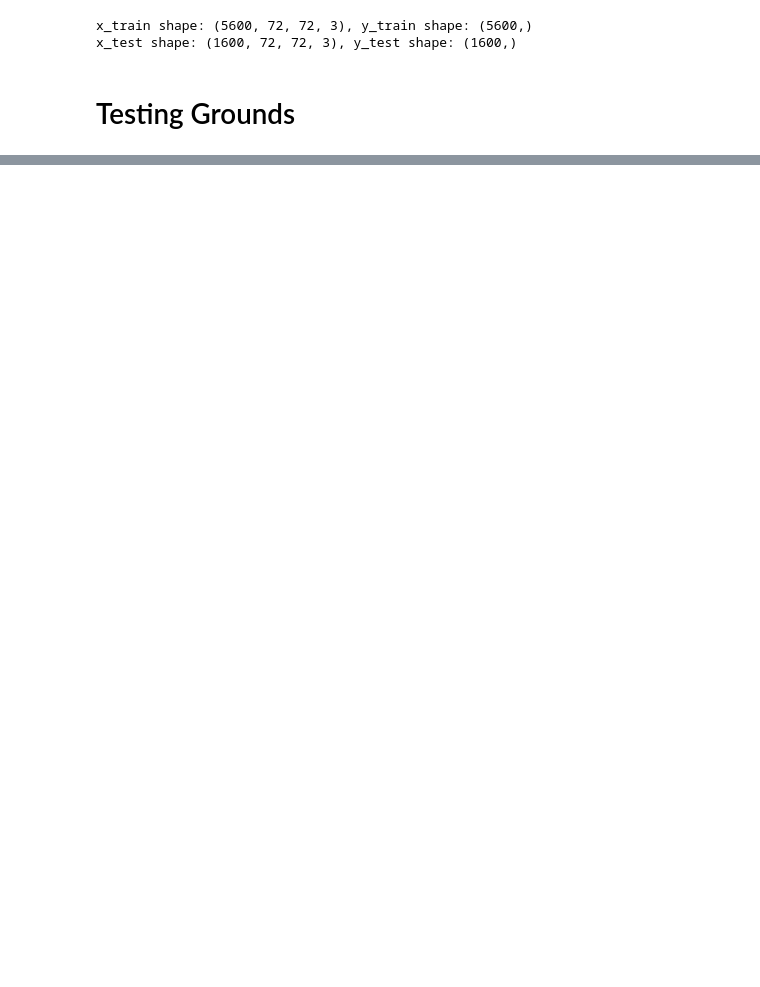
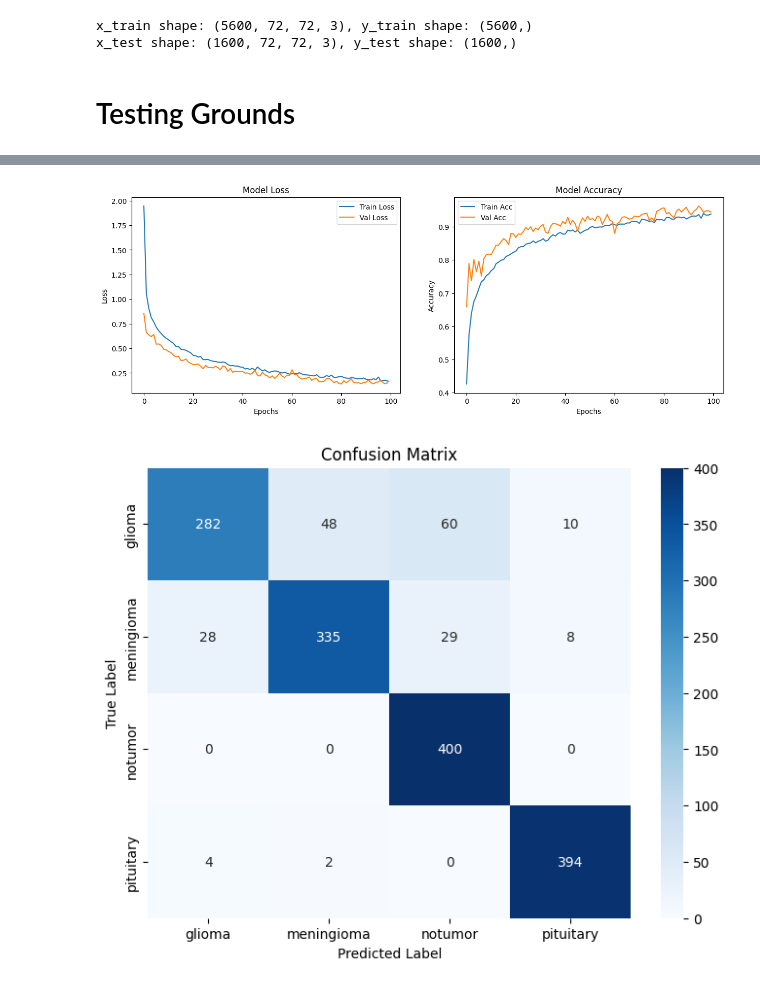
Before and after one commit to ShannonH98/PyTorch_Practice_Projects, a Jupyter notebook: MRI_Project.ipynb, the cells around one changed output, grey strips where cells are left out. Drawn from its saved outputs; the diff is of its cells as text; code cells hidden in the pictures; blank space fills up the shorter version.

```diff
--- a/MRI_Project.ipynb
+++ b/MRI_Project.ipynb
@@ -2055,0 +2056,74 @@ Epoch 86/100
+# %%
+import numpy as np
+import matplotlib.pyplot as plt
+import seaborn as sns
+from sklearn.metrics import confusion_matrix, roc_curve, auc
+from sklearn.preprocessing import label_binarize
+
+# 1. Get Predictions
+# We use softmax because the model output is 'from_logits=True'
+val_predictions = tf.nn.softmax(model_m5.predict(x_test)).numpy()
+y_pred_classes = np.argmax(val_predictions, axis=1)
+y_true = y_test.numpy()
+
+# 2. Plot Loss and Accuracy
+def plot_training_results(history):
+    fig, (ax1, ax2) = plt.subplots(1, 2, figsize=(15, 5))
+
+    # Loss
+    ax1.plot(history.history['loss'], label='Train Loss')
+    ax1.plot(history.history['val_loss'], label='Val Loss')
+    ax1.set_title('Model Loss')
+    ax1.set_xlabel('Epochs')
+    ax1.set_ylabel('Loss')
+    ax1.legend()
+
+    # Accuracy
+    ax2.plot(history.history['accuracy'], label='Train Acc')
+    ax2.plot(history.history['val_accuracy'], label='Val Acc')
+    ax2.set_title('Model Accuracy')
+    ax2.set_xlabel('Epochs')
+    ax2.set_ylabel('Accuracy')
+    ax2.legend()
+    plt.show()
+
+# 3. Confusion Matrix
+def plot_confusion_matrix(y_true, y_pred, classes):
+    cm = confusion_matrix(y_true, y_pred)
+    plt.figure(figsize=(8, 6))
+    sns.heatmap(cm, annot=True, fmt='d', cmap='Blues',
+                xticklabels=classes, yticklabels=classes)
+    plt.title('Confusion Matrix')
+    plt.ylabel('True Label')
+    plt.xlabel('Predicted Label')
+    plt.show()
+
+# 4. ROC Curve (One-vs-Rest for 4 classes)
+def plot_roc_curve(y_true, y_pred_probs, n_classes):
+    # Binarize labels for multi-class ROC
+    y_true_bin = label_binarize(y_true, classes=range(n_classes))
+
+    fpr = dict()
+    tpr = dict()
+    roc_auc = dict()
+
+    for i in range(n_classes):
+        fpr[i], tpr[i], _ = roc_curve(y_true_bin[:, i], y_pred_probs[:, i])
+        roc_auc[i] = auc(fpr[i], tpr[i])
+
+    plt.figure(figsize=(8, 6))
+    for i in range(n_classes):
+        plt.plot(fpr[i], tpr[i], label=f'Class {all_labels[i]} (AUC = {roc_auc[i]:.2f})')
+
+    plt.plot([0, 1], [0, 1], 'k--')
+    plt.title('Multi-class ROC Curve')
+    plt.xlabel('False Positive Rate')
+    plt.ylabel('True Positive Rate')
+    plt.legend(loc='lower right')
+    plt.show()
+
+# --- Execute Plotting ---
+plot_training_results(history)
+plot_confusion_matrix(y_true, y_pred_classes, all_labels)
+plot_roc_curve(y_true, val_predictions, num_classes)
+# %% [output]
@@ -2055,0 +2131,2 @@ Epoch 86/100
+[figure, added]
+[figure, added]
```
Also changed, not shown: parts of 10 cells of this notebook.
